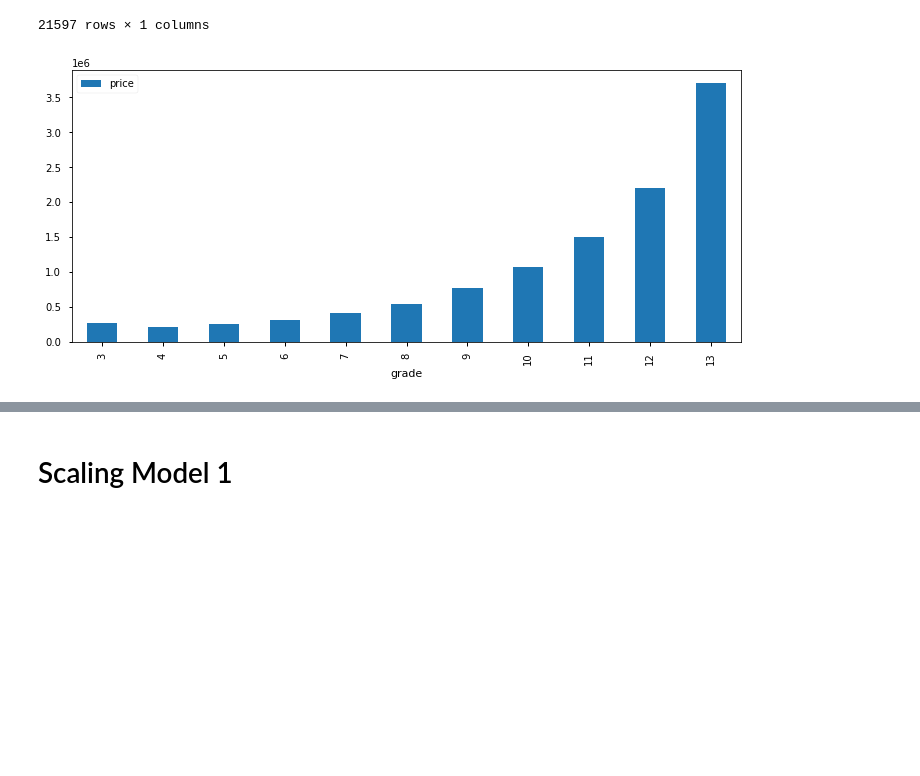
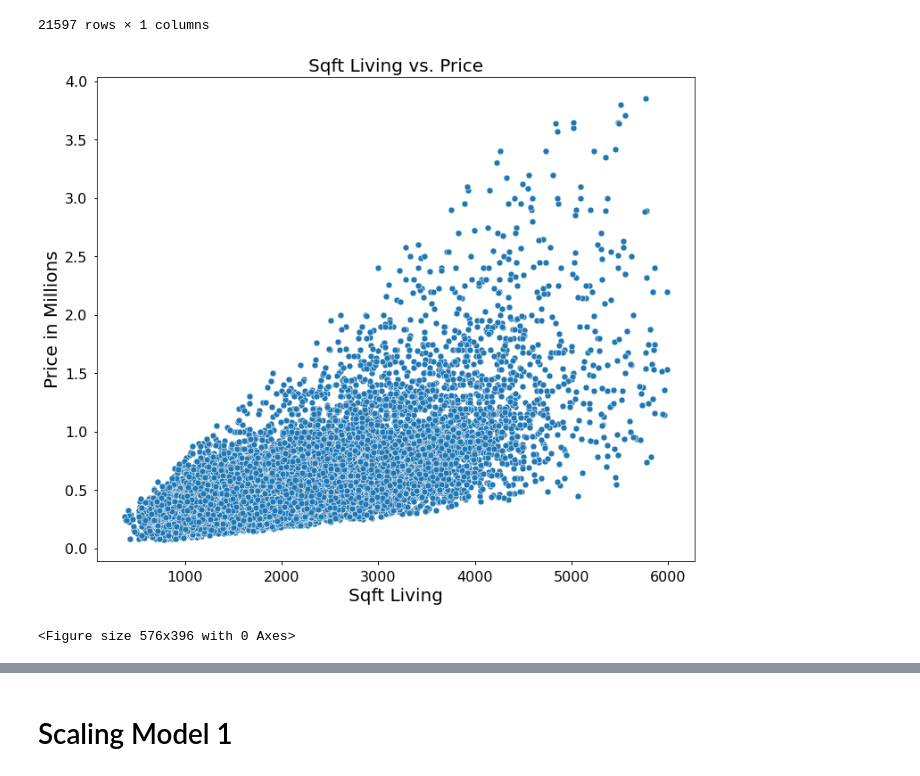
Before and after one commit to brdeleon/dsc-phase-2-project-v2-3, a Jupyter notebook: df_name_change.ipynb, the cells around one changed output, grey strips where cells are left out. Saved outputs shown, nothing was run; the diff lists cells and outputs as text; code cells hidden in the pictures; blank space fills up the shorter version.

```diff
--- a/df_name_change.ipynb
+++ b/df_name_change.ipynb
@@ -130,9 +136,21 @@ df['condition_code'] = X_subset
 #changed the grade column to only include the nominal value of the category
 df['grade'] = df['grade'].str.split().apply(lambda x: x[0])
 df['grade'] = df['grade'].astype(int)
-# %%
-#Visualization of grade mean against price
-fig, ax = plt.subplots(figsize=(12,5))
-df.groupby('grade').mean().plot.bar(y="price", ax=ax);
-# %% [output]
-[figure, removed]
+# %%
+sqft_filter = df[(df['sqft_living'] < 6000)]
+# %%
+#plot 'price' vs. sqft_living'
+
+plt.figure(figsize = (12, 10))
+sns.scatterplot(sqft_filter['sqft_living'], sqft_filter['price']/1e6)
+plt.title('Sqft Living vs. Price',fontsize = 20)
+plt.xlabel('Sqft Living',fontsize = 20)
+plt.ylabel('Price in Millions',fontsize = 20)
+plt.xticks(fontsize = 16)
+plt.yticks(fontsize = 16)
+
+plt.show()
+plt.savefig('./Data/sqft_price_barplot')
+# %% [output]
+[figure, added]
+<Figure size 576x396 with 0 Axes>
```
Also changed, not shown: parts of 12 cells of this notebook, 3 other files.
